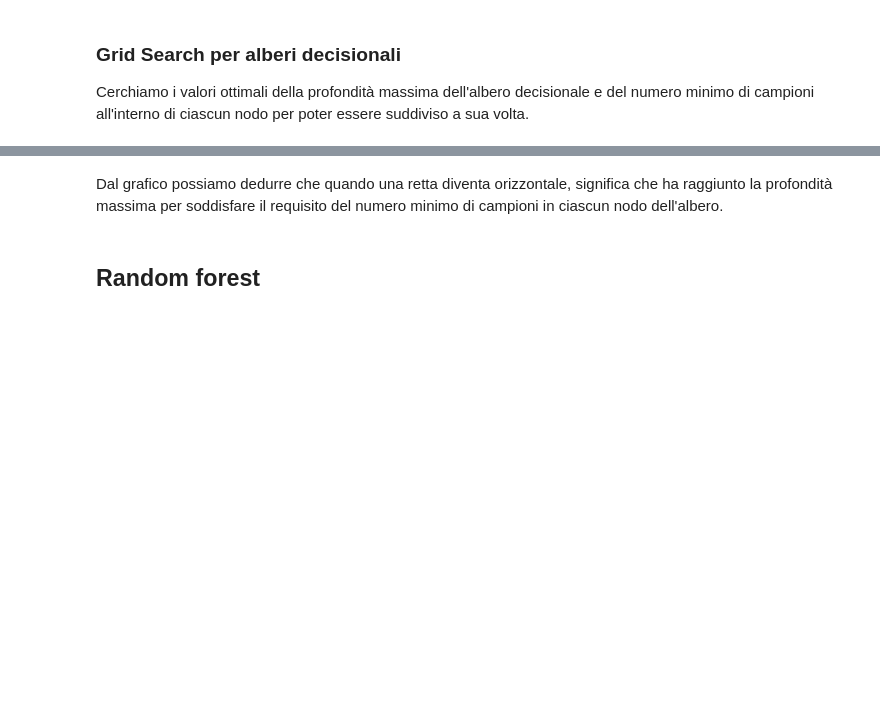
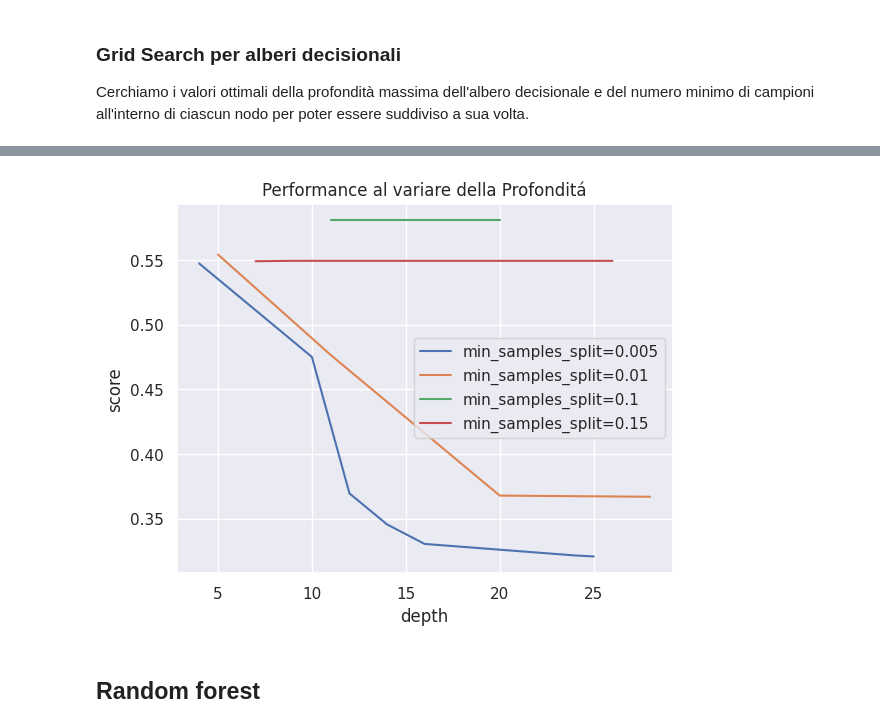
Before and after one commit to vMxster/air-quality-pm2.5, a Jupyter notebook: Notebooks/2_Training_Evaluation.ipynb, the cells around one changed output, grey strips where cells are left out. Drawn from its saved outputs; the diff is of its cells as text; code cells hidden in the pictures; blank space fills up the shorter version.

```diff
--- a/Notebooks/2_Training_Evaluation.ipynb
+++ b/Notebooks/2_Training_Evaluation.ipynb
@@ -193,3 +268,13 @@ preprocessor = ColumnTransformer([
+# %%
+categorical_features = X.select_dtypes(include=["string"]).columns.tolist()
+numerical_features   = [c for c in X.columns if c not in categorical_features]
+
+preprocessor = ColumnTransformer([
+    # Standardizza tutte le colonne numeriche
+    ("numeric",    StandardScaler(),    numerical_features),
+    # One‑hot encoding di 'state', ignorando nuovi stati in predict
+    ("categorical", OneHotEncoder(handle_unknown="ignore"), categorical_features),
+])
 # %% [markdown]
 Inizializzazione della lista per raccogliere le metriche dopo ogni training
 # %%
@@ -472,4 +751,4 @@ grid = {
     "tree__max_depth": list(range(4,30)),
     "tree__min_samples_split": [0.005, 0.01, 0.1, 0.15],
 }
-gs = GridSearchCV(model, grid, cv=kf)
+gs = RandomizedSearchCV(model, grid, n_iter=24, cv=tscv, n_jobs=N_JOBS)
@@ -498,5 +785,27 @@ plt.show()
-# %% [markdown]
-Dal grafico possiamo dedurre che quando una retta diventa orizzontale, significa che ha raggiunto la profondità massima per soddisfare il requisito del numero minimo di campioni in ciascun nodo dell'albero.
+# %%
+results = pd.DataFrame(gs.cv_results_)[[
+    "param_tree__min_samples_split",
+    "param_tree__max_depth",
+    "mean_test_score"
+]]
+splits = sorted(results["param_tree__min_samples_split"].unique())
+# %%
+for split in splits:
+    subset = results[results["param_tree__min_samples_split"] == split]
+    subset = subset.sort_values("param_tree__max_depth")
+    plt.plot(
+        subset["param_tree__max_depth"],
+        subset["mean_test_score"],
+        label=f"min_samples_split={split}"
+    )
+
+plt.xlabel('depth')
+plt.ylabel('score')
+plt.title("Performance al variare della Profonditá")
+plt.legend()
+plt.show()
+# %% [output]
+[figure, added]
 # %% [markdown]
 ## Random forest
 # %%
```
Also changed, not shown: parts of 61 cells of this notebook.
